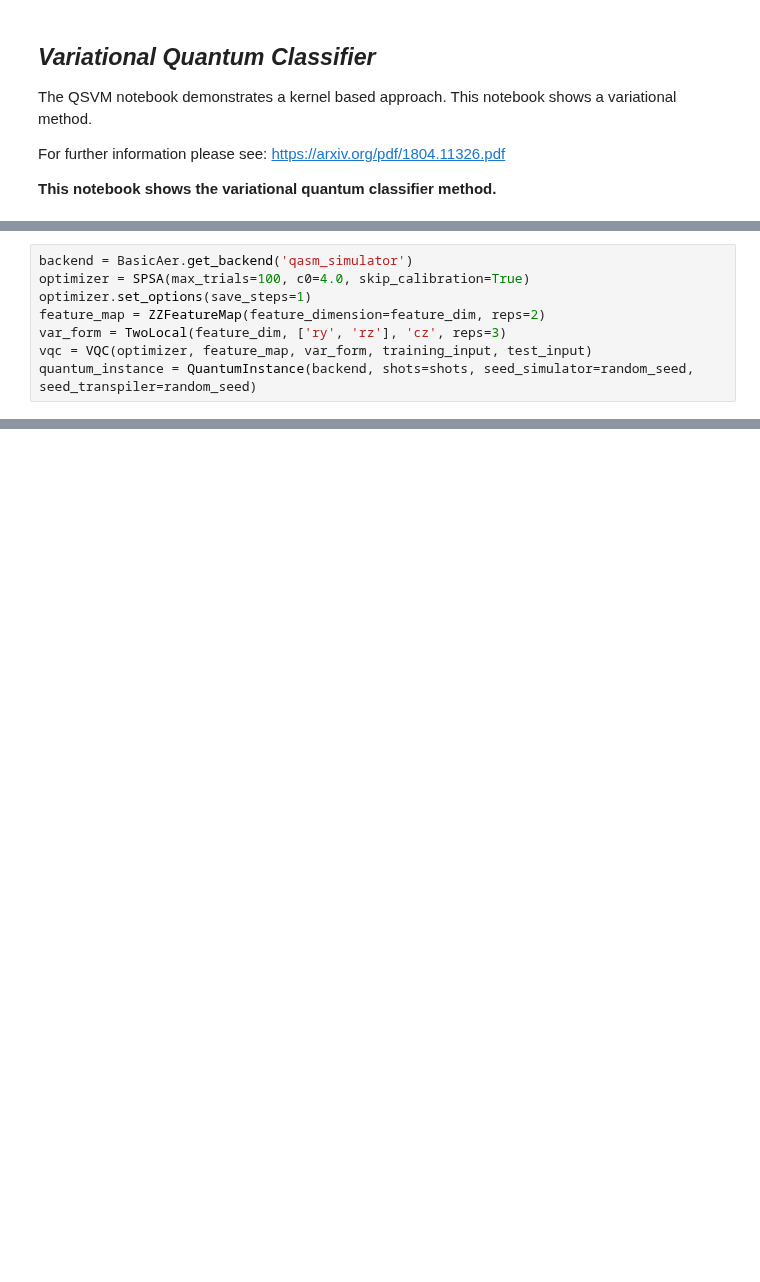
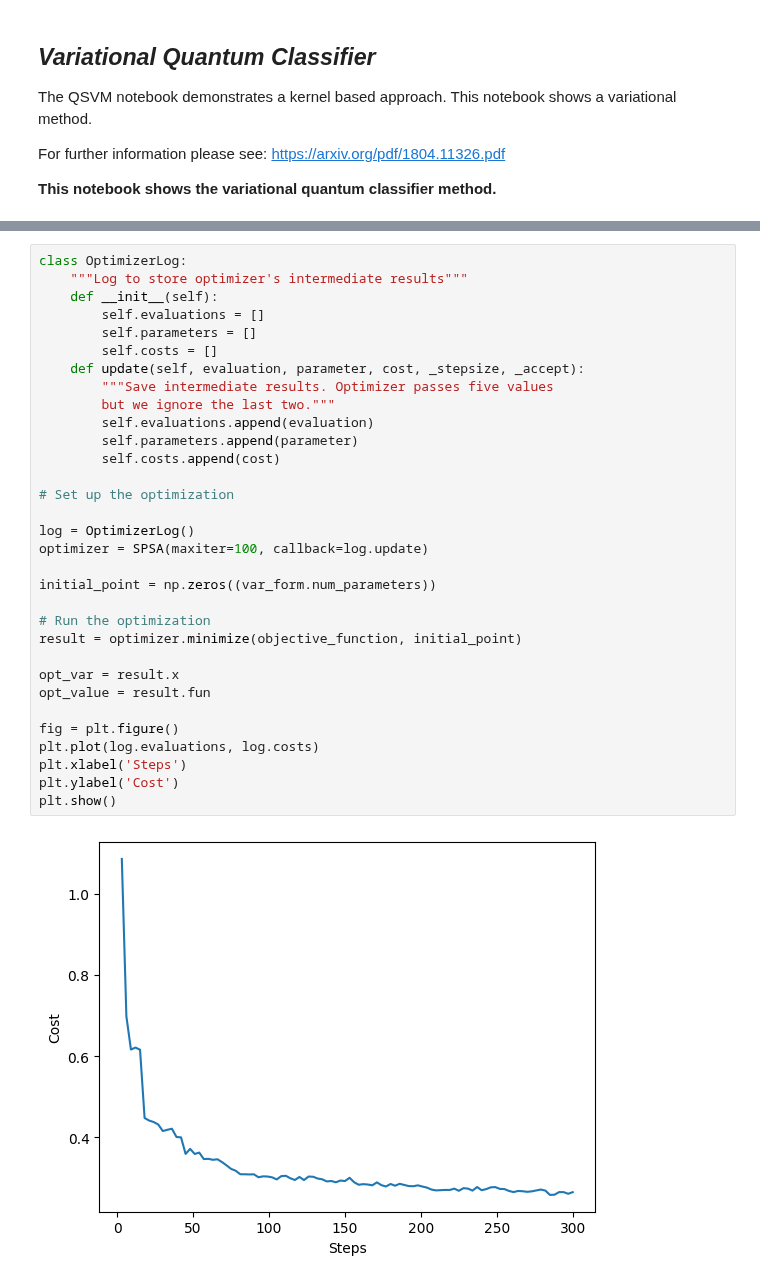
Before and after one commit to qiskit-community/qiskit-community-tutorials, a Jupyter notebook: machine_learning/vqc.ipynb, the cells around one changed output, grey strips where cells are left out. Drawn from its saved outputs; the diff is of its cells as text; blank space fills up the shorter version.

```diff
--- a/machine_learning/vqc.ipynb
+++ b/machine_learning/vqc.ipynb
@@ -47,8 +38,0 @@ Now we create the vqc in the programmatic approach.
-# %%
-backend = BasicAer.get_backend('qasm_simulator')
-optimizer = SPSA(max_trials=100, c0=4.0, skip_calibration=True)
-optimizer.set_options(save_steps=1)
-feature_map = ZZFeatureMap(feature_dimension=feature_dim, reps=2)
-var_form = TwoLocal(feature_dim, ['ry', 'rz'], 'cz', reps=3)
-vqc = VQC(optimizer, feature_map, var_form, training_input, test_input)
-quantum_instance = QuantumInstance(backend, shots=shots, seed_simulator=random_seed, seed_transpiler=random_seed)
@@ -71,0 +143,34 @@ prediction:   [0 0 0 0 0 0 0 0 0 0 1 1 1 1 1 1 1 1 1 1]
+# %%
+class OptimizerLog:
+    """Log to store optimizer's intermediate results"""
+    def __init__(self):
+        self.evaluations = []
+        self.parameters = []
+        self.costs = []
+    def update(self, evaluation, parameter, cost, _stepsize, _accept):
+        """Save intermediate results. Optimizer passes five values
+        but we ignore the last two."""
+        self.evaluations.append(evaluation)
+        self.parameters.append(parameter)
+        self.costs.append(cost)
+
+# Set up the optimization
+
+log = OptimizerLog()
+optimizer = SPSA(maxiter=100, callback=log.update)
+
+initial_point = np.zeros((var_form.num_parameters))
+
+# Run the optimization
+result = optimizer.minimize(objective_function, initial_point)
+
+opt_var = result.x
+opt_value = result.fun
+
+fig = plt.figure()
+plt.plot(log.evaluations, log.costs)
+plt.xlabel('Steps')
+plt.ylabel('Cost')
+plt.show()
+# %% [output]
+[figure, added]
```
Also changed, not shown: parts of 16 cells of this notebook.
